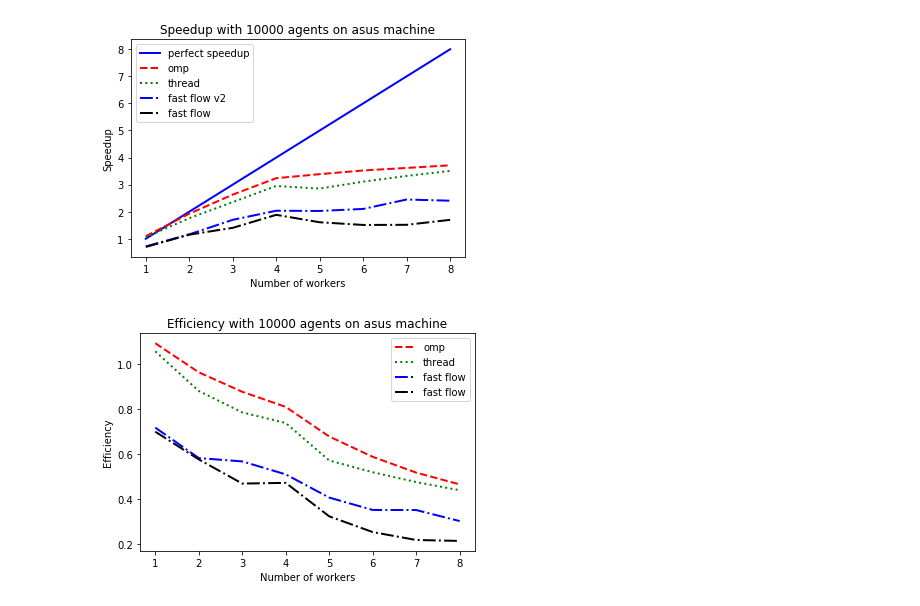
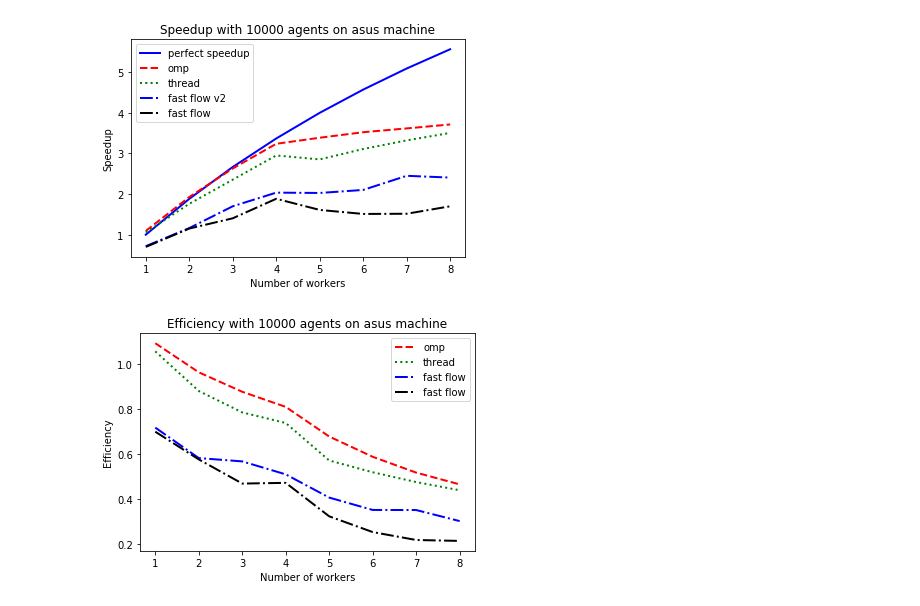
Before and after one commit to MarioBonse/PGA, a Jupyter notebook: tsp/plot_speedup.ipynb, the cells around one changed output. Cells and saved outputs as stored; diff of their text form; code cells hidden in the pictures.

Commit message:
Add new file for fast experiment

```diff
--- a/tsp/plot_speedup.ipynb
+++ b/tsp/plot_speedup.ipynb
@@ -7,29 +5,30 @@ data = pd.read_csv("data/speedup_asus.csv")
 # %%
+data = pd.read_csv("data/speedup_asus.csv")
 #seq = np.array(data["seq"]).astype(int)*0.01
 interval = np.array(range(1,9))
 seq_0 = int(data["seq"][0])
 seq = seq_0/np.array([seq_0 / (i)for i in interval])
 
 thread = seq_0/np.array(data["Thread"]).astype(int)
 omp = seq_0/np.array(data["OMP"]).astype(int)
 ff = seq_0/np.array(data["ff"]).astype(int)
 ff_v2 = seq_0/np.array(data["ff_v2"]).astype(int)
+teoretical =1/ ((1/16) + (15/16)/interval)
+# multiple line plot
+plt.title("Speedup with 10000 agents on asus machine")
+plt.plot( interval,teoretical, markerfacecolor='blue', linewidth=2,color='blue', label = "perfect speedup")
+plt.plot( interval, omp, markerfacecolor='red', linewidth=2,color='red', label = "omp", linestyle = "--")
+plt.plot(interval,  thread,  color='green', linewidth=2,  label="thread", linestyle = ":")
+
+plt.plot( interval, ff_v2,  markerfacecolor='yellow', linewidth=2,color='blue', label = "fast flow v2", linestyle = "-.")
+plt.plot( interval, ff,  markerfacecolor='black', linewidth=2,color='black', label = "fast flow", linestyle = "-.")
+
+plt.xlabel("Number of workers")
+plt.ylabel("Speedup")
+plt.legend()
+plt.savefig('Speedup_asus.png', dpi=300)
+# %% [output]
+[figure, added]
-# %%
-# multiple line plot
-plt.title("Speedup with 10000 agents on asus machine")
-plt.plot( interval,seq, markerfacecolor='blue', linewidth=2,color='blue', label = "perfect speedup")
-plt.plot( interval, omp, markerfacecolor='red', linewidth=2,color='red', label = "omp", linestyle = "--")
-plt.plot(interval,  thread,  color='green', linewidth=2,  label="thread", linestyle = ":")
-
-plt.plot( interval, ff_v2,  markerfacecolor='yellow', linewidth=2,color='blue', label = "fast flow v2", linestyle = "-.")
-plt.plot( interval, ff,  markerfacecolor='black', linewidth=2,color='black', label = "fast flow", linestyle = "-.")
-
-plt.xlabel("Number of workers")
-plt.ylabel("Speedup")
-plt.legend()
-plt.savefig('Speedup_asus.png', dpi=300)
-# %% [output]
-[figure, removed]
 # %%
 # multiple line plot
 plt.title("Efficiency with 10000 agents on asus machine")
```
Also changed, not shown: parts of 5 cells of this notebook, 6 other files.
